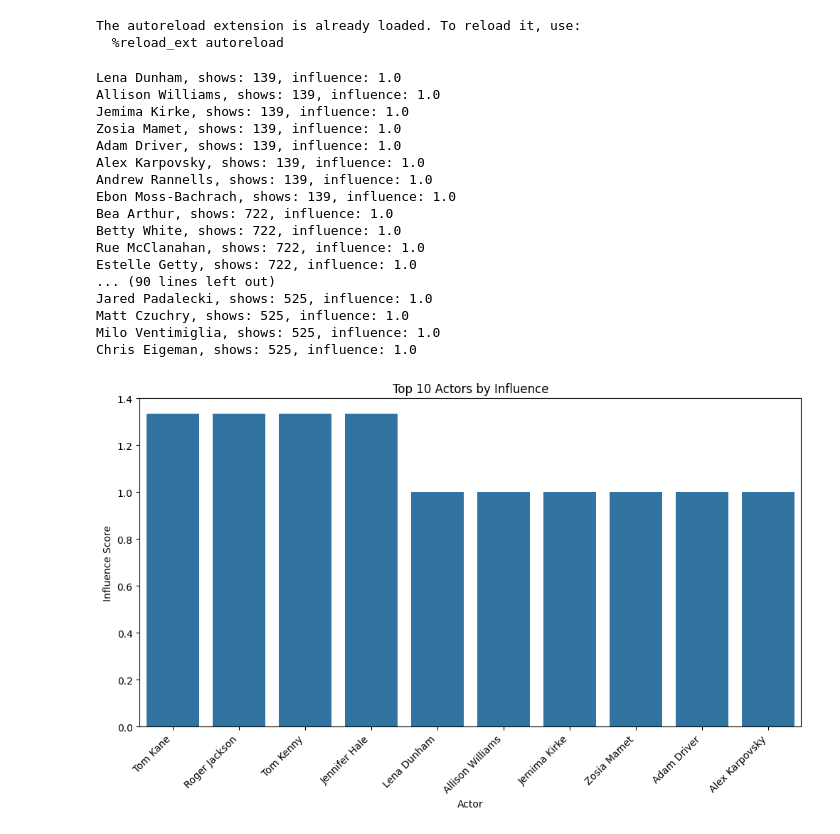
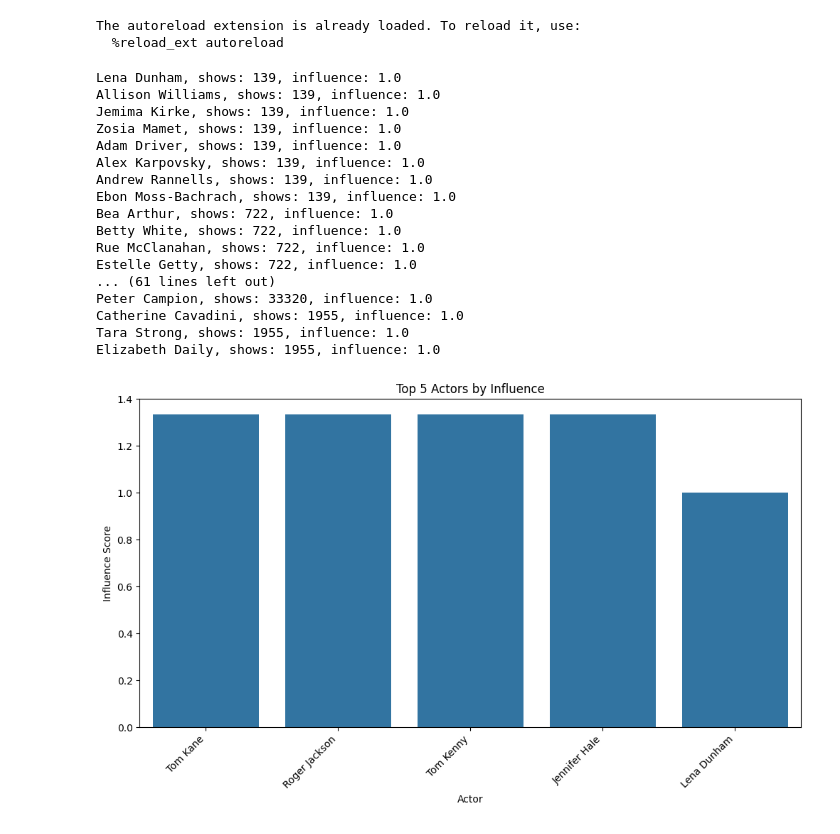
Before and after one commit to Overlord8021/AI_Labs, a Jupyter notebook: Lab1.ipynb, the cells around one changed output. Drawn from its saved outputs; the diff is of its cells as text; code cells hidden in the pictures.

Commit message:
First version of the lab to submit

```diff
--- a/Lab1.ipynb
+++ b/Lab1.ipynb
@@ -11,10 +11,13 @@ from Actor_Graph import Actor_Graph
 with open('tvshows.json', 'r') as f:
     tvshows = json.load(f)
 
-graph = Actor_Graph(tvshows)
+# Get the first 8 shows
+graph = Actor_Graph(tvshows[:8])
 
+# Build the relations between actors
 graph.build_relations()
 
+# Display the actors
 for actor in graph:
     print(actor)
 # %% [output]
@@ -30,11 +33,11 @@ Bea Arthur, shows: 722, influence: 1.0
 Betty White, shows: 722, influence: 1.0
 Rue McClanahan, shows: 722, influence: 1.0
 Estelle Getty, shows: 722, influence: 1.0
-... (90 lines left out)
-Jared Padalecki, shows: 525, influence: 1.0
-Matt Czuchry, shows: 525, influence: 1.0
-Milo Ventimiglia, shows: 525, influence: 1.0
-Chris Eigeman, shows: 525, influence: 1.0
+... (61 lines left out)
+Peter Campion, shows: 33320, influence: 1.0
+Catherine Cavadini, shows: 1955, influence: 1.0
+Tara Strong, shows: 1955, influence: 1.0
+Elizabeth Daily, shows: 1955, influence: 1.0
 # %%
 import pandas as pd
 import matplotlib.pyplot as plt
@@ -43,25 +46,25 @@ import seaborn as sns
 # %%
 # Create a list of tuples containing actor names and their influence scores
 actor_influences = [(actor.name, actor.compute_influence()) for actor in graph]
 
-# Sort the list by influence score in descending order and take the top 10
-top_10_actors = sorted(actor_influences, key=lambda x: x[1], reverse=True)[:10]
+# Sort the list by influence score in descending order and take the top 5
+top_5_actors = sorted(actor_influences, key=lambda x: x[1], reverse=True)[:5]
 
 # Create a DataFrame from the top 10 actors
-df = pd.DataFrame(top_10_actors, columns=['Actor', 'Influence'])
+df = pd.DataFrame(top_5_actors, columns=['Actor', 'Influence'])
 
 # Create a bar plot using seaborn
 plt.figure(figsize=(12, 6))
 sns.barplot(x='Actor', y='Influence', data=df)
-plt.title('Top 10 Actors by Influence')
+plt.title('Top 5 Actors by Influence')
 plt.xlabel('Actor')
 plt.ylabel('Influence Score')
 
 # Rotate the labels so they dont collide with each other
 plt.xticks(rotation=45, ha='right')
 plt.show()
 # %% [output]
-[figure, old version]
+[figure, new version]
 # %%
 import networkx as nx
 # %%
```
Also changed, not shown: parts of 6 cells of this notebook, 2 other files.
